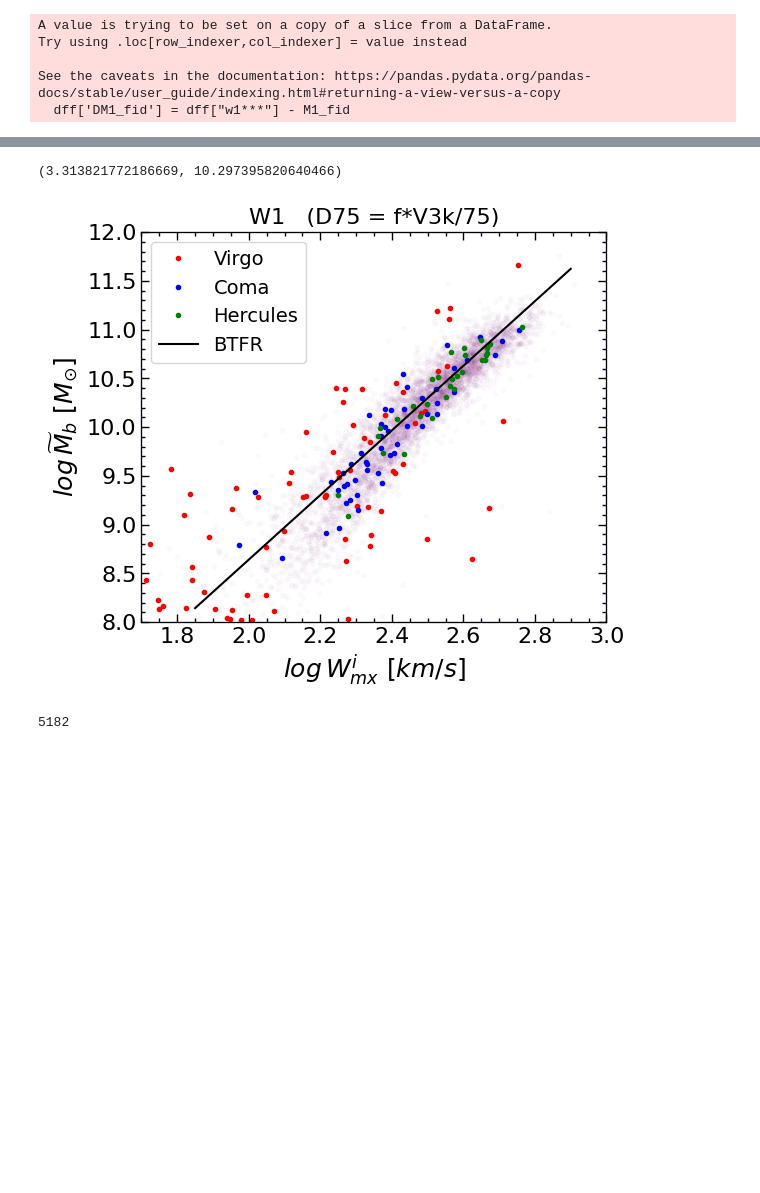
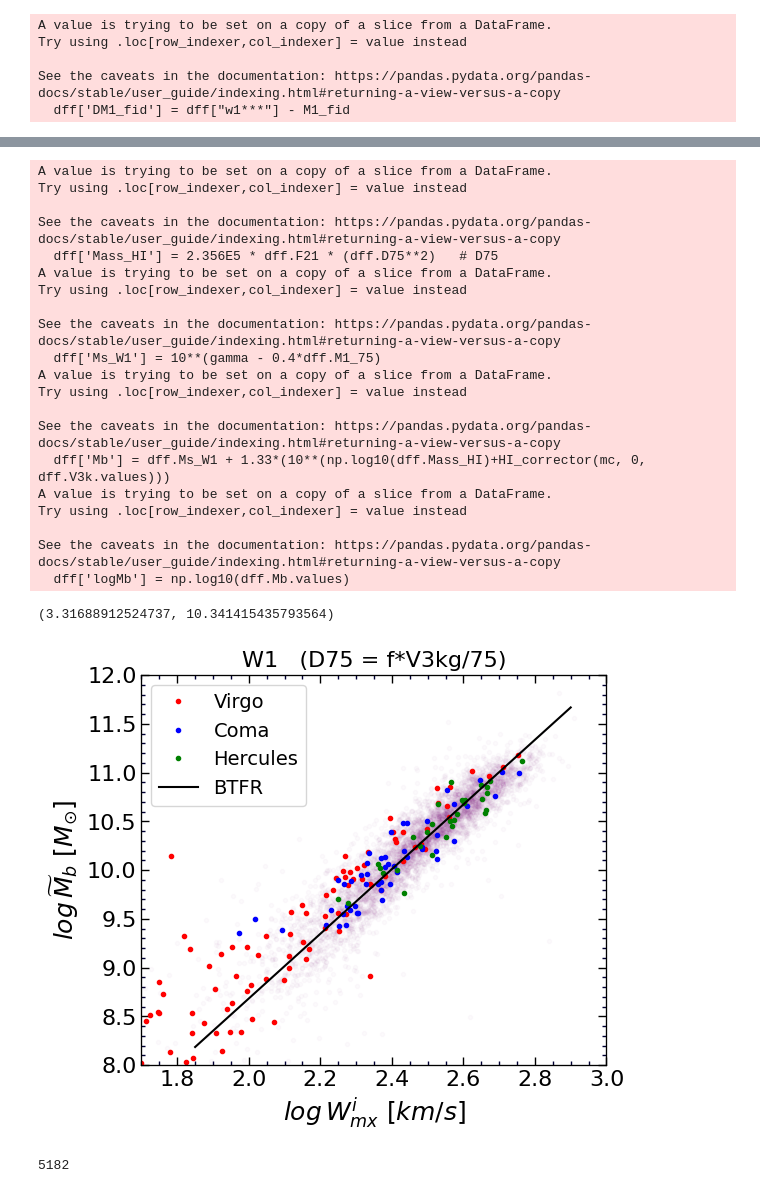
Before and after one commit to ekourkchi/test_TFRcatal, a Jupyter notebook: BTFR_W1.ipynb, the cells around one changed output, grey strips where cells are left out. Saved outputs shown, nothing was run; the diff lists cells and outputs as text; code cells hidden in the pictures; blank space fills up the shorter version.

```diff
--- a/BTFR_W1.ipynb
+++ b/BTFR_W1.ipynb
@@ -100,7 +98,7 @@ Index(['flag', 'DM_av', 'DM_riz', 'eDM_riz', 'DM_W1', 'eDM_W1', 'PGC1', 'Nest',
 | 55 | 1 | 33.66 | 33.62 | 0.26 | 33.71 | 0.25 | 55 | 0 | 9.184 | 9.141 | ... | ... |
 5 rows × 43 columns
 # %%
-df['Vmod'] = df.f*df.v3k   # df.f*df.v3k #
+df['Vmod'] = df.fg*df.V3kg   # df.f*df.v3k #
 df['D75'] = df.Vmod / 75.
 df['logD75'] = np.log10(df.D75)
 df['DM_75'] = 5*df.logD75 + 25
@@ -225,7 +223,7 @@ calib.set_index('PGC', inplace=True)
 
 print(len(calib))
 
-calib = calib.join(df[["V3k", "Vmod", "Qs", "Qw", "F21", 'eF21', 'elgWi']]).dropna()
+calib = calib.join(df[["V3k", "Vmod", "Qw", "F21", 'eF21', 'elgWi']]).dropna()
 
 print(len(calib))
 
@@ -688,6 +690,8 @@ zp_calib = -fit[0]*m0
 zp_calib_e = np.sqrt(cov[0][0])*m0
 
 # Y = Y - zp_calib + b0
+zp_calib += 0.016
+
 
 logW = dff.lgWmxi.values
 logWe = dff.elgWi.values
@@ -1190,13 +1214,10 @@ H0, H0e
 # %%
-dff['Mass_HI'] = 2.356E5 * dff.F21 * (dff.D75)   # D75
+dff['Mass_HI'] = 2.356E5 * dff.F21 * (dff.D75**2)   # D75
 dff['Ms_W1'] = 10**(gamma - 0.4*dff.M1_75)
 dff['Mb'] = dff.Ms_W1 + 1.33*(10**(np.log10(dff.Mass_HI)))
 dff['logMb'] = np.log10(dff.Mb.values)
 
-######################################################################
-df_vrigo = dff[dff.PGC1==41220]
-df_coma = dff[dff.PGC1==44715]
-df_herc = dff[dff.PGC1==56962]
+dff[['DM_75', 'DM1_fid', 'Mass_HI', 'Ms_W1', 'Mb', 'F21', 'eF21', 'Qw']].to_csv("BTFR_W1_distances.csv")
 # %% [output]
 A value is trying to be set on a copy of a slice from a DataFrame.
 Try using .loc[row_indexer,col_indexer] = value instead
@@ -1223,37 +1242,67 @@ dff[['DM_75', 'DM1_fid', 'Mass_HI', 'Ms_W1', 'Mb']].to_csv("BTFR_W1_distances.cs
 # %%
+dff['Mass_HI'] = 2.356E5 * dff.F21 * (dff.D75**2)   # D75
+dff['Ms_W1'] = 10**(gamma - 0.4*dff.M1_75)
+dff['Mb'] = dff.Ms_W1 + 1.33*(10**(np.log10(dff.Mass_HI)+HI_corrector(mc, 0, dff.V3k.values)))
+dff['logMb'] = np.log10(dff.Mb.values)
+
+######################################################################
+df_vrigo = dff[dff.PGC1==41220]
+df_coma = dff[dff.PGC1==44715]
+df_herc = dff[dff.PGC1==56962]
+
+
 logW = dff.lgWmxi.values
 logWe = dff.elgWi.values
 logMass = dff.logMb.values
 
 
 fig = py.figure(figsize=(5,5), dpi=100)
 fig.subplots_adjust(wspace=0, top=0.9, bottom=0.12, left=0.05, right=0.98)
 ax = fig.add_subplot(111)
 
 plt.plot(logW, logMass, '.', color='purple', alpha=0.02)
 
 
 ax.plot(df_vrigo.lgWmxi, df_vrigo.logMb, 'r.', label='Virgo')
 ax.plot(df_coma.lgWmxi, df_coma.logMb, 'b.', label='Coma')
 ax.plot(df_herc.lgWmxi, df_herc.logMb, 'g.', label='Hercules')
 
 ax.set_xlabel(r'$log \/ W_{mx}^i \/\/[km/s]$', fontsize=18)
 ax.set_ylabel(r'$log \/ \widetilde{M}_b \/\/ [M_{\odot}]$', fontsize=18)
 set_axes(ax, (1.7,3), (8,12))
 
-ax.set_title("W1   (D75 = f*V3k/75)", fontsize=16)
+ax.set_title("W1   (D75 = f*V3kg/75)", fontsize=16)
 
 
-
-w = np.linspace(1.85,2.9,100)
+w = np.linspace(1.85, 2.9,100)
 ax.plot(w, m0*(w-2.5) + zp_calib, 'k-', label='BTFR')
 
 ax.legend(fontsize=14, loc=2)
 
 m0, b0
 # %% [output]
-(3.313821772186669, 10.297395820640466)
+A value is trying to be set on a copy of a slice from a DataFrame.
+Try using .loc[row_indexer,col_indexer] = value instead
+
+See the caveats in the documentation: https://pandas.pydata.org/pandas-docs/stable/user_guide/indexing.html#returning-a-view-versus-a-copy
+  dff['Mass_HI'] = 2.356E5 * dff.F21 * (dff.D75**2)   # D75
+A value is trying to be set on a copy of a slice from a DataFrame.
+Try using .loc[row_indexer,col_indexer] = value instead
+
+See the caveats in the documentation: https://pandas.pydata.org/pandas-docs/stable/user_guide/indexing.html#returning-a-view-versus-a-copy
+  dff['Ms_W1'] = 10**(gamma - 0.4*dff.M1_75)
+A value is trying to be set on a copy of a slice from a DataFrame.
+Try using .loc[row_indexer,col_indexer] = value instead
+
+See the caveats in the documentation: https://pandas.pydata.org/pandas-docs/stable/user_guide/indexing.html#returning-a-view-versus-a-copy
+  dff['Mb'] = dff.Ms_W1 + 1.33*(10**(np.log10(dff.Mass_HI)+HI_corrector(mc, 0, dff.V3k.values)))
+A value is trying to be set on a copy of a slice from a DataFrame.
+Try using .loc[row_indexer,col_indexer] = value instead
+
+See the caveats in the documentation: https://pandas.pydata.org/pandas-docs/stable/user_guide/indexing.html#returning-a-view-versus-a-copy
+  dff['logMb'] = np.log10(dff.Mb.values)
+(3.31688912524737, 10.341415435793564)
-[figure, old version]
+[figure, new version]
 # %%
 len(dff)
 # %% [output]
```
Also changed, not shown: parts of 23 cells of this notebook, 2 other files.
